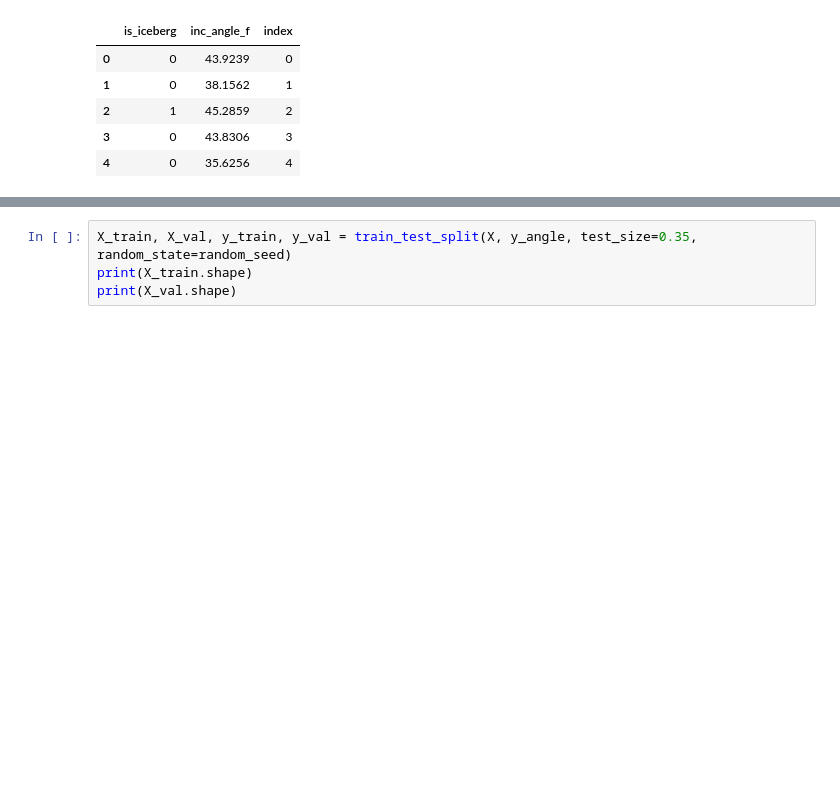
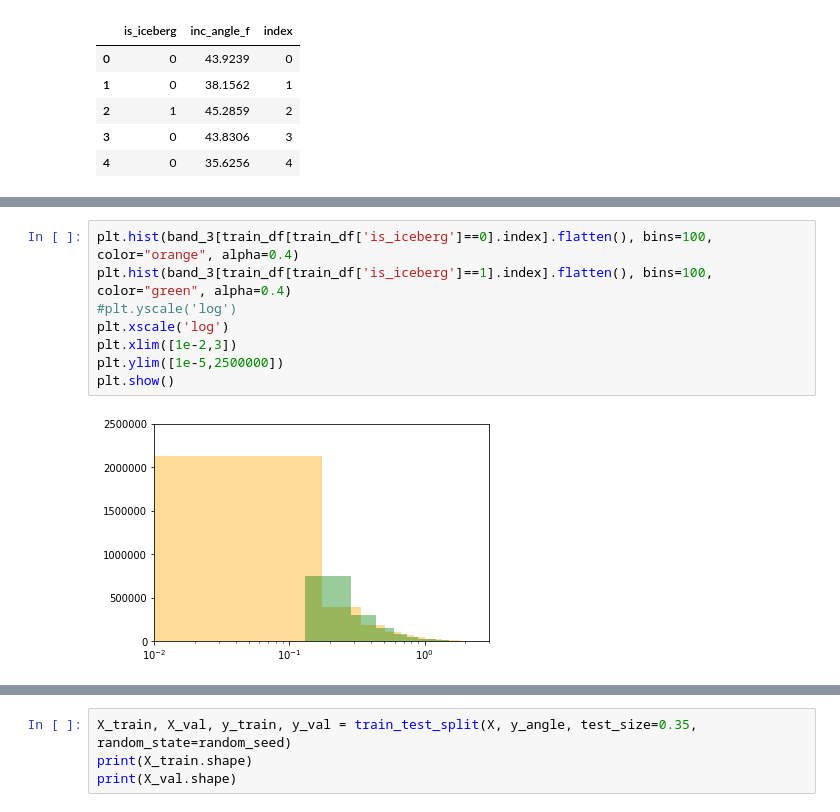
Before and after one commit to MarekKZielinski/Statoil-C-CORE-Iceberg-Classifier-Challenge, a Jupyter notebook: Iceberg-notebook-volta.ipynb, the cells around one changed output, grey strips where cells are left out. Cells and saved outputs as stored; diff of their text form; blank space fills up the shorter version.

```diff
--- a/Iceberg-notebook-volta.ipynb
+++ b/Iceberg-notebook-volta.ipynb
@@ -277,0 +230,10 @@ y_angle.head()
+# %%
+plt.hist(band_3[train_df[train_df['is_iceberg']==0].index].flatten(), bins=100, color="orange", alpha=0.4)
+plt.hist(band_3[train_df[train_df['is_iceberg']==1].index].flatten(), bins=100, color="green", alpha=0.4)
+#plt.yscale('log')
+plt.xscale('log')
+plt.xlim([1e-2,3])
+plt.ylim([1e-5,2500000])
+plt.show()
+# %% [output]
+[figure, added]
```
Also changed, not shown: parts of 169 cells of this notebook, 3 other files.
